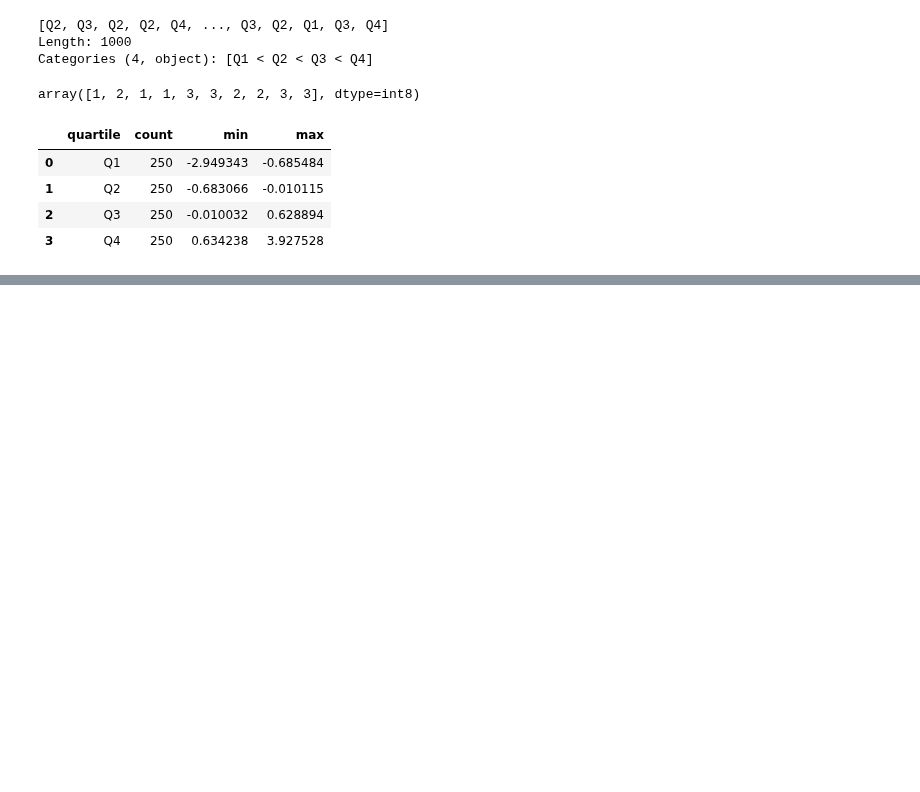
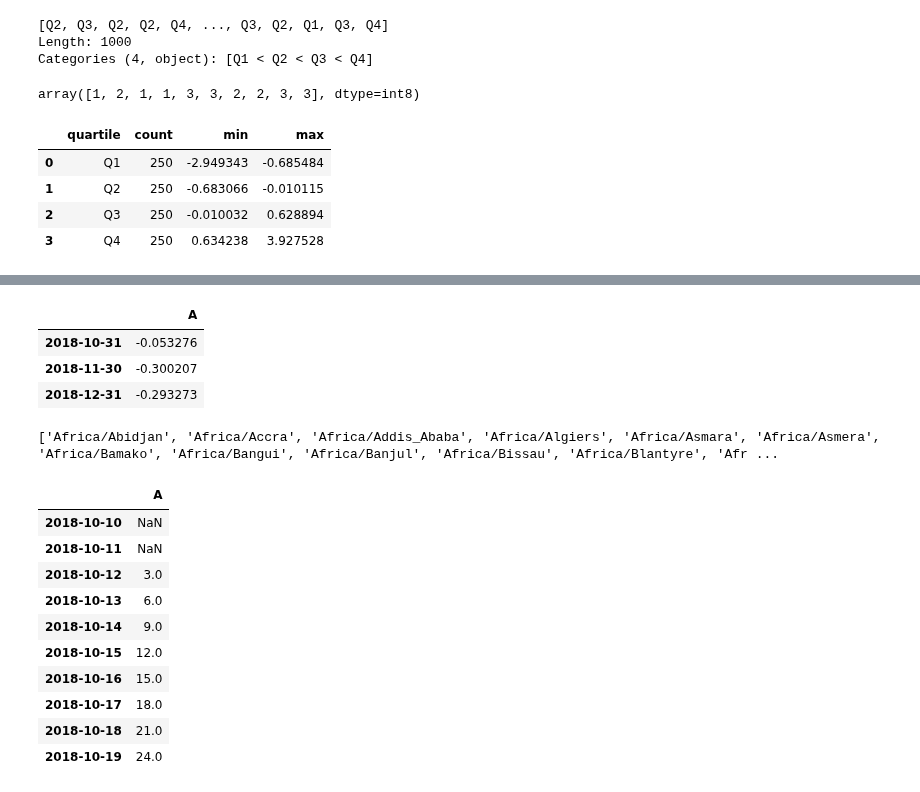
Before and after one commit to ajun5118/pandas_zj, a Jupyter notebook: studay2.ipynb, the cells around one changed output, grey strips where cells are left out. Drawn from its saved outputs; the diff is of its cells as text; code cells hidden in the pictures; blank space fills up the shorter version.

```diff
--- a/studay2.ipynb
+++ b/studay2.ipynb
@@ -122,0 +180,7 @@ In [51]: results
+# %%
+ts.resample('M').mean()
+# %% [output]
+|  | A |
+| 2018-10-31 | -0.053276 |
+| 2018-11-30 | -0.300207 |
+| 2018-12-31 | -0.293273 |
@@ -122,0 +189,20 @@ In [51]: results
+# %%
+pytz.all_timezones
+# %% [output]
+['Africa/Abidjan', 'Africa/Accra', 'Africa/Addis_Ababa', 'Africa/Algiers', 'Africa/Asmara', 'Africa/Asmera', 'Africa/Bamako', 'Africa/Bangui', 'Africa/Banjul', 'Africa/Bissau', 'Africa/Blantyre', 'Afr ...
+# %%
+df = DataFrame(np.arange(10),index = pd.date_range('20181010',periods = 10),columns = ['A'])
+# %%
+df.rolling(3).sum()
+# %% [output]
+|  | A |
+| 2018-10-10 | NaN |
+| 2018-10-11 | NaN |
+| 2018-10-12 | 3.0 |
+| 2018-10-13 | 6.0 |
+| 2018-10-14 | 9.0 |
+| 2018-10-15 | 12.0 |
+| 2018-10-16 | 15.0 |
+| 2018-10-17 | 18.0 |
+| 2018-10-18 | 21.0 |
+| 2018-10-19 | 24.0 |
```
Also changed, not shown: parts of 18 cells of this notebook.
